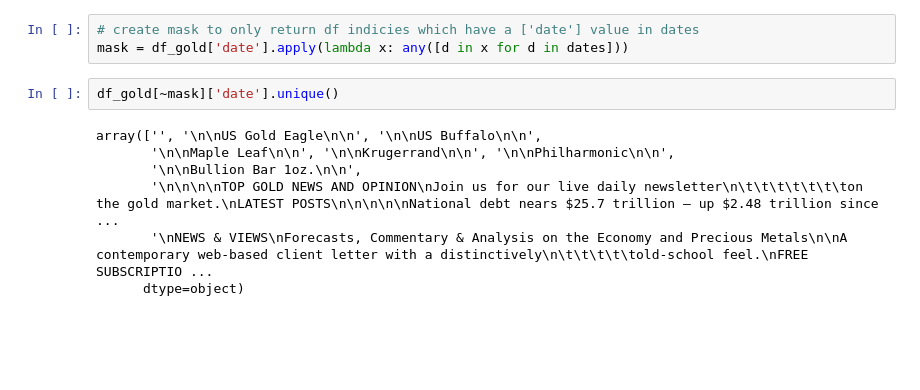
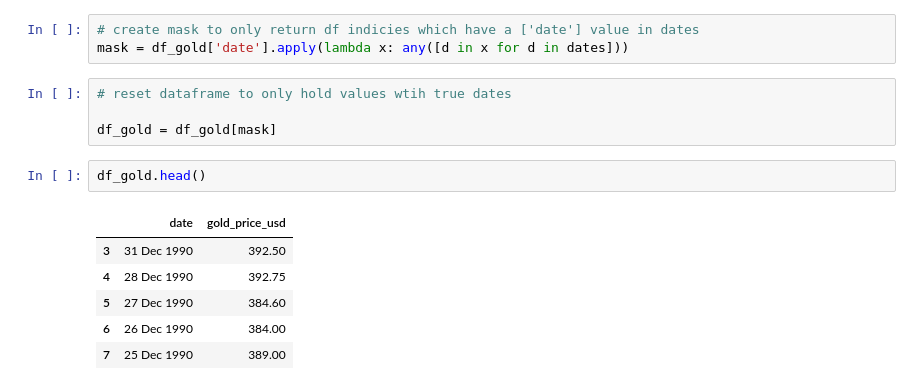
Before and after one commit to jangelchik/interest_equities_gold, a Jupyter notebook: gold_cleaner.ipynb, the cells around one changed output. Cells and saved outputs as stored; diff of their text form; blank space fills up the shorter version.

```diff
--- a/gold_cleaner.ipynb
+++ b/gold_cleaner.ipynb
@@ -106,12 +106,16 @@ dates = np.unique(df_gold['date'])[9:]
 # %%
 # create mask to only return df indicies which have a ['date'] value in dates
 mask = df_gold['date'].apply(lambda x: any([d in x for d in dates]))
-# %%
-df_gold[~mask]['date'].unique()
-# %% [output]
-array(['', '\n\nUS Gold Eagle\n\n', '\n\nUS Buffalo\n\n',
-       '\n\nMaple Leaf\n\n', '\n\nKrugerrand\n\n', '\n\nPhilharmonic\n\n',
-       '\n\nBullion Bar 1oz.\n\n',
-       '\n\n\n\nTOP GOLD NEWS AND OPINION\nJoin us for our live daily newsletter\n\t\t\t\t\t\t\ton the gold market.\nLATEST POSTS\n\n\n\n\nNational debt nears $25.7 trillion – up $2.48 trillion since  ...
-       '\nNEWS & VIEWS\nForecasts, Commentary & Analysis on the Economy and Precious Metals\n\nA contemporary web-based client letter with a distinctively\n\t\t\t\t\told-school feel.\nFREE SUBSCRIPTIO ...
-      dtype=object)
+# %%
+# reset dataframe to only hold values wtih true dates
+
+df_gold = df_gold[mask]
+# %%
+df_gold.head()
+# %% [output]
+|  | date | gold_price_usd |
+| 3 | 31 Dec 1990 | 392.50 |
+| 4 | 28 Dec 1990 | 392.75 |
+| 5 | 27 Dec 1990 | 384.60 |
+| 6 | 26 Dec 1990 | 384.00 |
+| 7 | 25 Dec 1990 | 389.00 |
```
Also changed, not shown: parts of 1 cell of this notebook.
